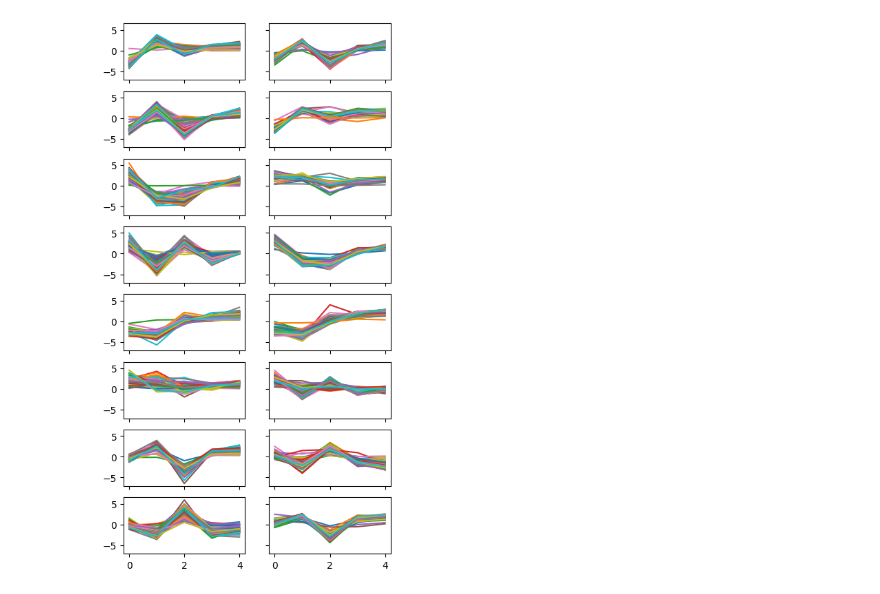
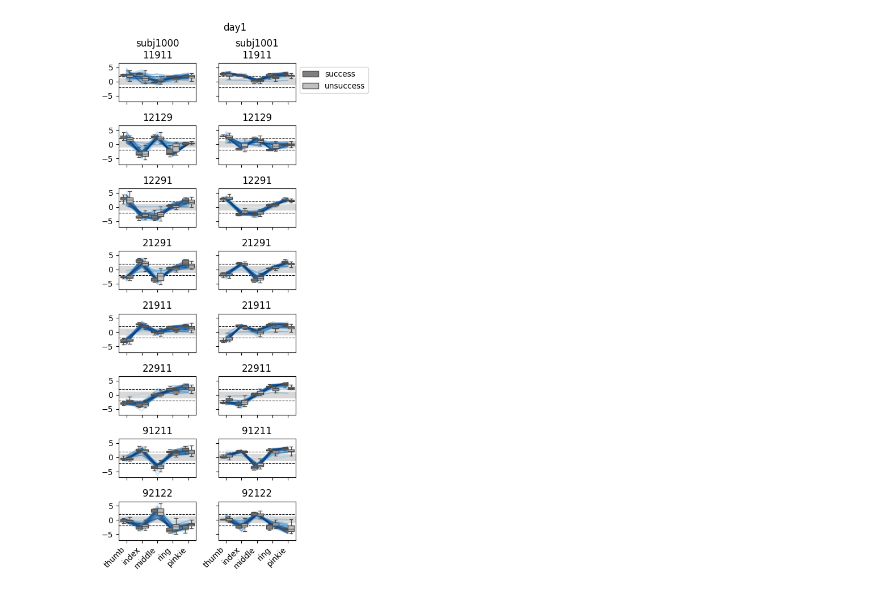
Before and after one commit to mnlmrc/extension-flexion-chords, a Jupyter notebook: efc4/notebooks/pilot.ipynb, the cells around one changed output. Drawn from its saved outputs; the diff is of its cells as text; code cells hidden in the pictures.

Commit message:
added avg forces to notbook

```diff
--- a/efc4/notebooks/pilot.ipynb
+++ b/efc4/notebooks/pilot.ipynb
@@ -18,13 +20,13 @@ day = 1
 
 dat = pd.DataFrame()
 for sn in snS:
-    dat_tmp = pd.read_csv(os.path.join(gl.baseDir, experiment, 'pilot', f'day{day}', f'{experiment}_{sn}.dat'), sep='\t')
+    dat_tmp = pd.read_csv(os.path.join(gl.baseDir, experiment, 'pilot', f'day{day}', f'subj{sn}', f'{experiment}_{sn}.dat'), sep='\t')
     dat = pd.concat([dat, dat_tmp])
 
 fig, axs = plt.subplots(nrows=1, ncols=1, sharex=True, sharey=True)
 
 sns.lineplot(data=dat, ax=axs, x='BN', hue='subNum', y='trialPoint', errorbar='se', err_kws={'linewidth': 0}, palette='Set2')
 
-axs.set_title('Success rate')
+axs.set_title(f'Success rate (day{day})')
 axs.set_ylabel('% success')
 # %% [output]
@@ -38,7 +41,7 @@ day = 1
 fig, axs = plt.subplots(nrows=1, ncols=len(snS), sharex=True, sharey=True, figsize=(10, 5))
 
 for s, sn in enumerate(snS):
-    dat = pd.read_csv(os.path.join(gl.baseDir, experiment, 'pilot', f'day{day}', f'{experiment}_{sn}.dat'), sep='\t')
+    dat = pd.read_csv(os.path.join(gl.baseDir, experiment, 'pilot', f'day{day}',f'subj{sn}', f'{experiment}_{sn}.dat'), sep='\t')
 
     if s == 0:
         sns.lineplot(data=dat, ax=axs[s], x='BN', hue='chordID', y='trialPoint', errorbar='se', err_kws={'linewidth': 0}, palette='Set2')
@@ -57,18 +60,50 @@ FileNotFoundError: [Errno 2] No such file or directory: '/cifs/diedrichsen/data/
 # %%
 snS = [1000, 1001]
 experiment = 'efc4'
 
 day = 1
 
 fig, axs = plt.subplots(nrows=8, ncols=len(snS), sharex=True, sharey=True, figsize=(5, 10))
 
 for s, sn in enumerate(snS):
 
     data = pd.read_csv(os.path.join(gl.baseDir, experiment, 'pilot', f'day{day}', f'subj{sn}', f'single_trial.tsv'), sep='\t')
 
-    for ch, chordID in enumerate(data.chordID.unique()):
+    data['trialPoint'] = data['trialPoint'].map(gl.trialPoint_mapping)
+
+    for ch, chordID in enumerate(data.chordID.astype(int).sort_values().unique()):
         data_tmp = data[data['chordID'] == chordID]
+        data_tmp_melt = data_tmp.melt(id_vars=['chordID', 'trialPoint'],value_vars=['thumb', 'index', 'middle', 'ring', 'pinkie'], var_name='finger', value_name='force')
         force = data_tmp[['thumb', 'index', 'middle', 'ring', 'pinkie']].to_numpy()
-        axs[ch, s].plot(force.T)
+
+        colors = cm.Blues(np.linspace(0, 1, force.shape[0]))
+
+        axs[ch, s].axhspan(-gl.fthresh, gl.fthresh, color='gray', alpha=0.3, lw=0)
+        axs[ch, s].axhline(gl.ftarget, color='k', lw=.8, ls='--')
+        axs[ch, s].axhline(-gl.ftarget, color='k', lw=.8, ls='--')
+
+        for f, c in zip(force, colors):
+            axs[ch, s].plot(f, color=c, alpha=.3)
+
+        if ch == 0:
+            axs[ch, s].set_title(f'subj{sn}\n{chordID}')
+            if s == 1:
+                sns.boxplot(data=data_tmp_melt, ax=axs[ch, s], x='finger', hue='trialPoint', y='force', showfliers=False, palette=['grey', 'silver'], hue_order=['success', 'unsuccess'])
+            else:
+                sns.boxplot(data=data_tmp_melt, ax=axs[ch, s], x='finger', hue='trialPoint', y='force', showfliers=False, legend=False, palette=['grey', 'silver'], hue_order=['success', 'unsuccess'])
+        else:
+            axs[ch, s].set_title(f'{chordID}')
+            sns.boxplot(data=data_tmp_melt, ax=axs[ch, s], x='finger', hue='trialPoint', y='force', showfliers=False, legend=False, palette=['grey', 'silver'], hue_order=['success', 'unsuccess'])
+
+        axs[ch, s].set_ylabel('')
+
+axs[0, 1].legend(bbox_to_anchor=(1, 1))
+axs[-1, 0].set_xlabel('')
+axs[-1, -1].set_xlabel('')
+axs[-1, 0].set_xticks(axs[-1, 0].get_xticks(), rotation=45, labels=axs[-1, 0].get_xticklabels(), ha='right')
+axs[-1, -1].set_xticks(axs[-1, -1].get_xticks(), rotation=45, labels=axs[-1, 0].get_xticklabels(), ha='right')
+
+fig.suptitle(f'day{day}')
+fig.tight_layout()
 # %% [output]
-[figure, old version]
+[figure, new version]
```
Also changed, not shown: parts of 3 cells of this notebook, 2 other files.
